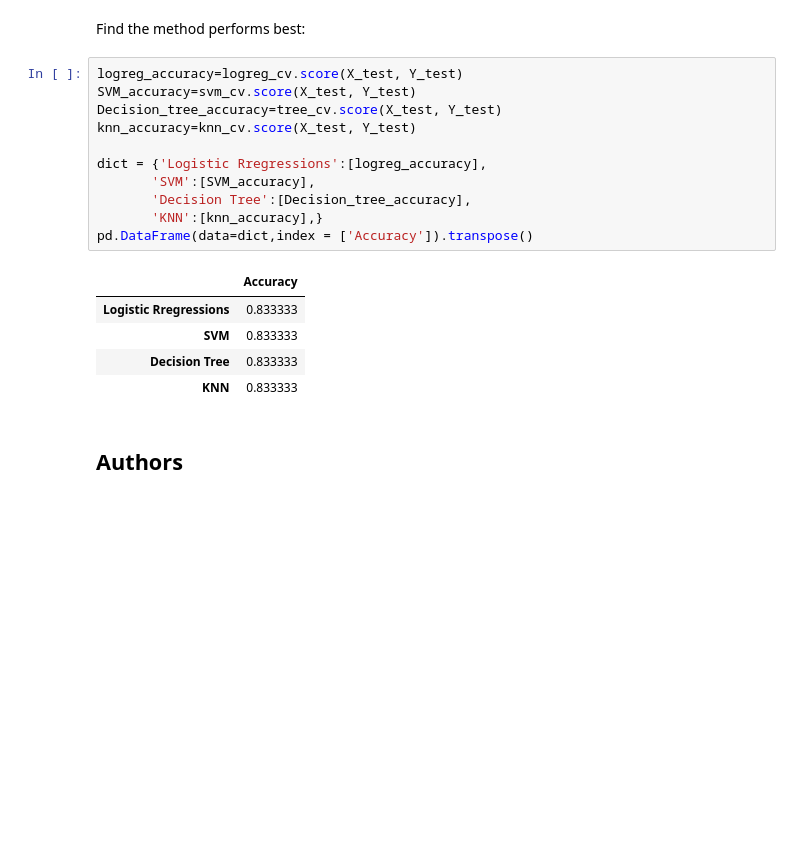
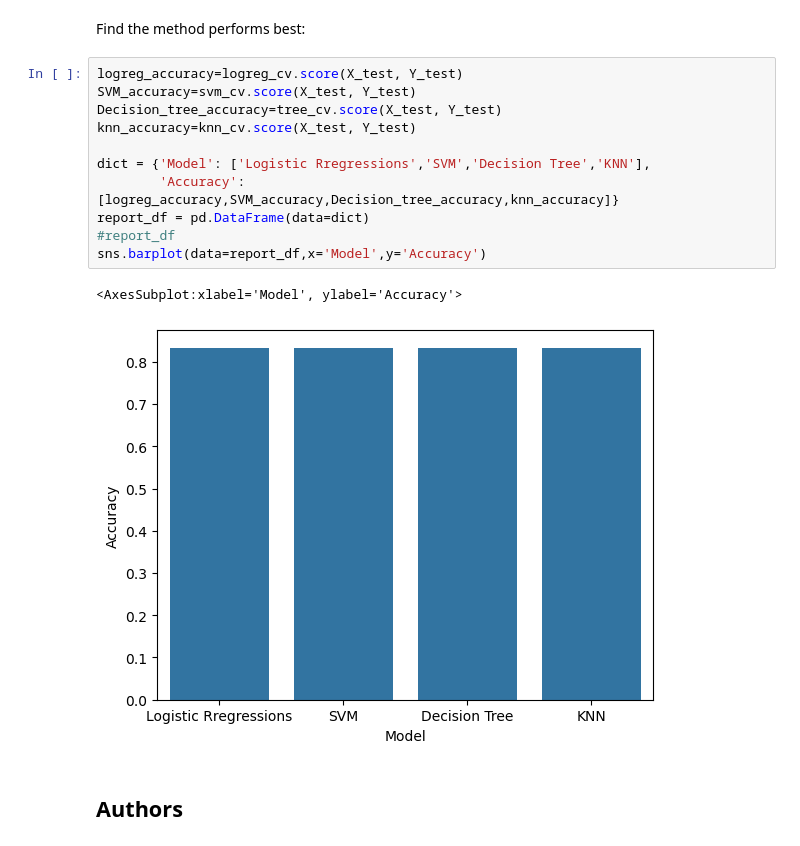
Before and after one commit to zborbora22/zborbora-public, a Jupyter notebook: ibm-datascience/capstone/SpaceX_Machine_Learning_Prediction_Part_5.jupyterlite.ipynb, the cells around one changed output. Drawn from its saved outputs; the diff is of its cells as text; blank space fills up the shorter version.

```diff
--- a/ibm-datascience/capstone/SpaceX_Machine_Learning_Prediction_Part_5.jupyterlite.ipynb
+++ b/ibm-datascience/capstone/SpaceX_Machine_Learning_Prediction_Part_5.jupyterlite.ipynb
@@ -348,20 +348,17 @@ Find the method performs best:
 # %%
 logreg_accuracy=logreg_cv.score(X_test, Y_test)
 SVM_accuracy=svm_cv.score(X_test, Y_test)
 Decision_tree_accuracy=tree_cv.score(X_test, Y_test)
 knn_accuracy=knn_cv.score(X_test, Y_test)
 
-dict = {'Logistic Rregressions':[logreg_accuracy],
-       'SVM':[SVM_accuracy],
-       'Decision Tree':[Decision_tree_accuracy],
-       'KNN':[knn_accuracy],}
-pd.DataFrame(data=dict,index = ['Accuracy']).transpose()
+dict = {'Model': ['Logistic Rregressions','SVM','Decision Tree','KNN'],
+        'Accuracy': [logreg_accuracy,SVM_accuracy,Decision_tree_accuracy,knn_accuracy]}
+report_df = pd.DataFrame(data=dict)
+#report_df
+sns.barplot(data=report_df,x='Model',y='Accuracy')
 # %% [output]
-|  | Accuracy |
-| Logistic Rregressions | 0.833333 |
-| SVM | 0.833333 |
-| Decision Tree | 0.833333 |
-| KNN | 0.833333 |
+<AxesSubplot:xlabel='Model', ylabel='Accuracy'>
+[figure, added]
 # %% [markdown]
 ## Authors
 # %% [markdown]
```
Also changed, not shown: parts of 2 cells of this notebook.
